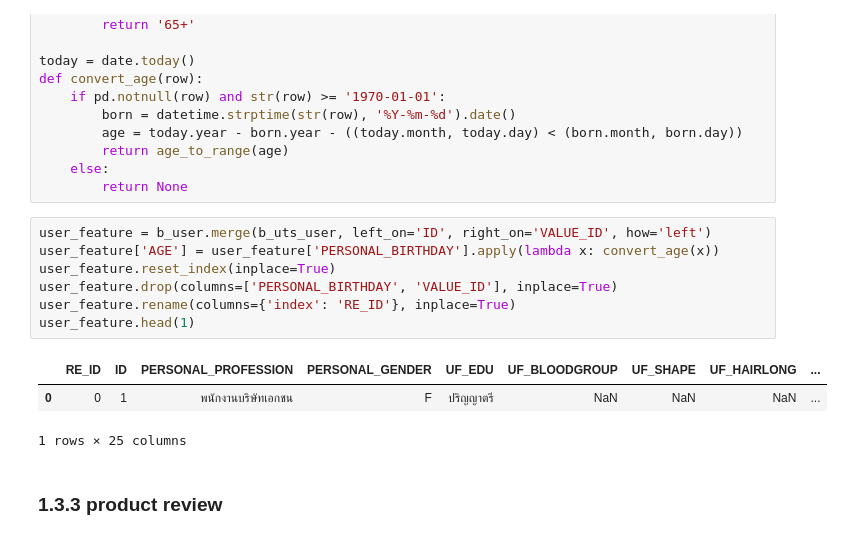
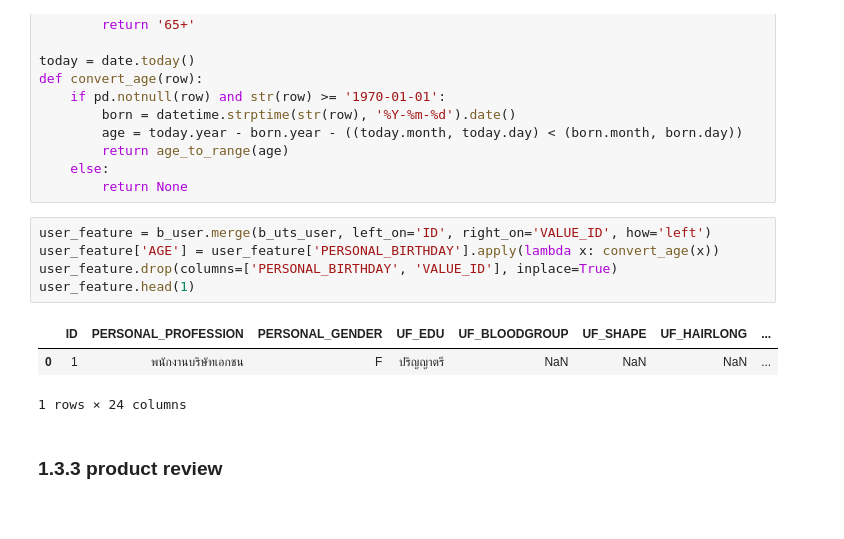
Before and after one commit to suthipongg/Similarity_model, a Jupyter notebook: db_cosmenet/recommender_data.ipynb, the cells around one changed output. Drawn from its saved outputs; the diff is of its cells as text.

```diff
--- a/db_cosmenet/recommender_data.ipynb
+++ b/db_cosmenet/recommender_data.ipynb
@@ -103,14 +103,12 @@ def convert_age(row):
 # %%
 user_feature = b_user.merge(b_uts_user, left_on='ID', right_on='VALUE_ID', how='left')
 user_feature['AGE'] = user_feature['PERSONAL_BIRTHDAY'].apply(lambda x: convert_age(x))
-user_feature.reset_index(inplace=True)
 user_feature.drop(columns=['PERSONAL_BIRTHDAY', 'VALUE_ID'], inplace=True)
-user_feature.rename(columns={'index': 'RE_ID'}, inplace=True)
 user_feature.head(1)
 # %% [output]
-|  | RE_ID | ID | PERSONAL_PROFESSION | PERSONAL_GENDER | UF_EDU | UF_BLOODGROUP | UF_SHAPE | UF_HAIRLONG | ... |
-| 0 | 0 | 1 | พนักงานบริษัทเอกชน | F | ปริญญาตรี | NaN | NaN | NaN | ... |
+|  | ID | PERSONAL_PROFESSION | PERSONAL_GENDER | UF_EDU | UF_BLOODGROUP | UF_SHAPE | UF_HAIRLONG | ... |
+| 0 | 1 | พนักงานบริษัทเอกชน | F | ปริญญาตรี | NaN | NaN | NaN | ... |
-1 rows × 25 columns
+1 rows × 24 columns
 # %% [markdown]
 ### 1.3.3 product review
 # %%
```
Also changed, not shown: parts of 87 cells of this notebook, 2 other files.
